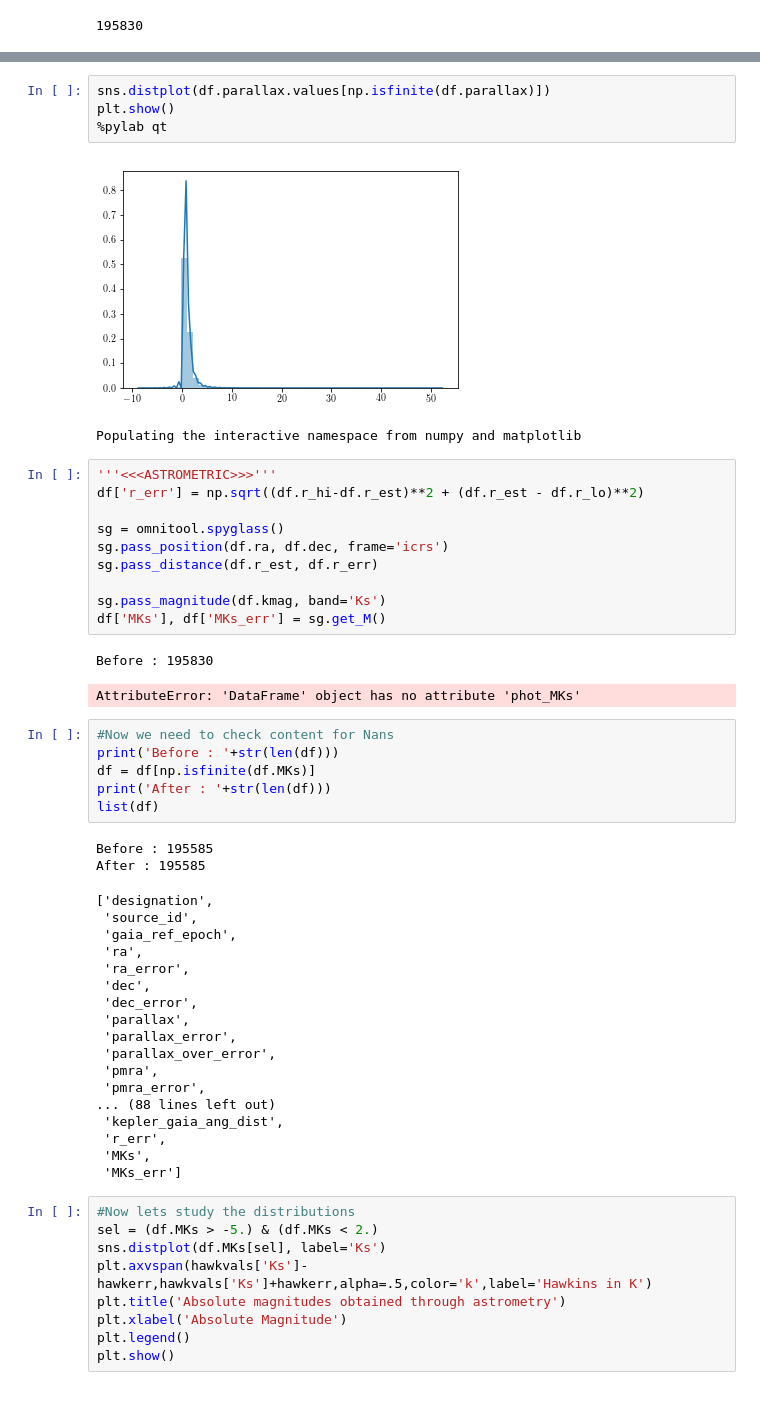
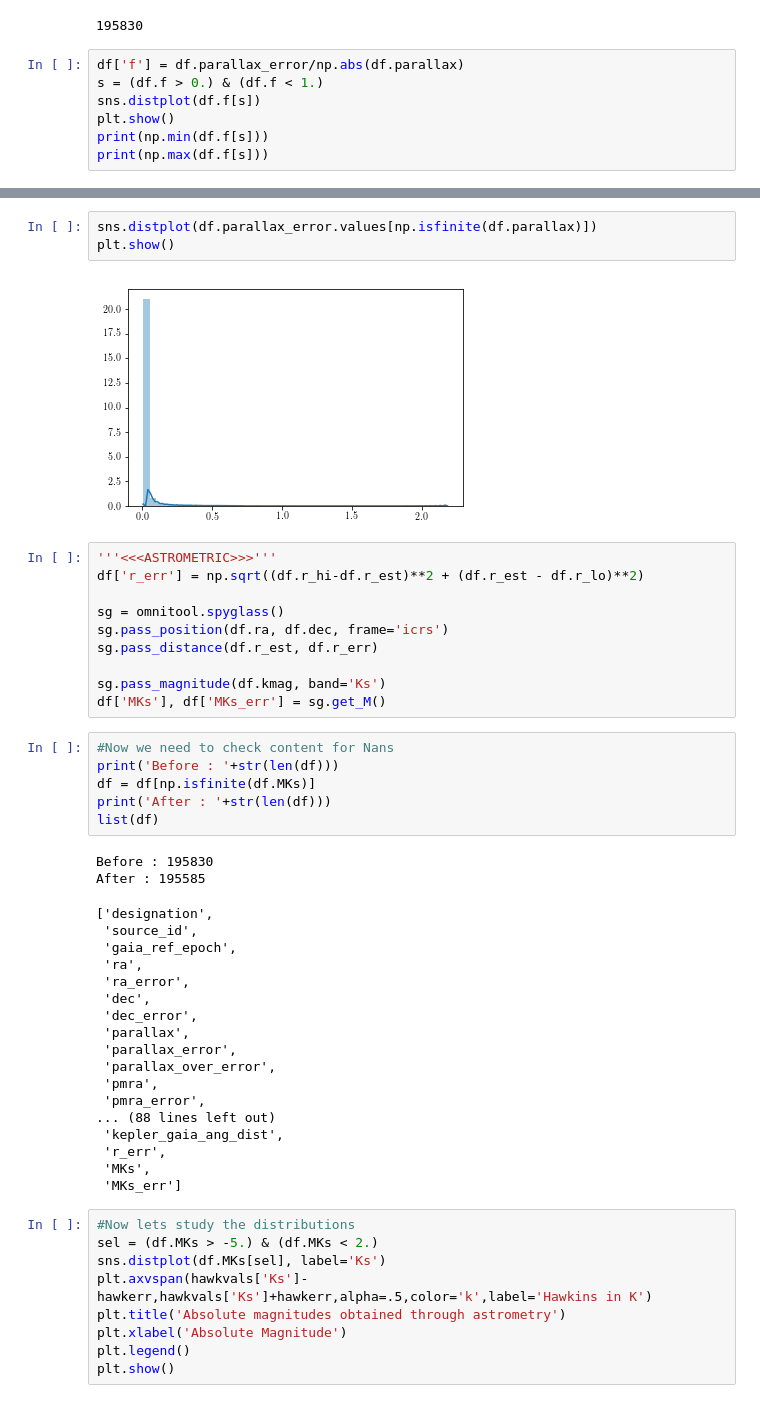
Before and after one commit to ojhall94/GAIA, a Jupyter notebook: workbench.ipynb, the cells around one changed output, grey strips where cells are left out. Saved outputs shown, nothing was run; the diff lists cells and outputs as text.

```diff
--- a/workbench.ipynb
+++ b/workbench.ipynb
@@ -31,3 +35,10 @@ df.head(2)
 print(len(df))
 # %% [output]
 195830
+# %%
+df['f'] = df.parallax_error/np.abs(df.parallax)
+s = (df.f > 0.) & (df.f < 1.)
+sns.distplot(df.f[s])
+plt.show()
+print(np.min(df.f[s]))
+print(np.max(df.f[s]))
@@ -34,10 +49,8 @@ print(len(df))
 # %%
-sns.distplot(df.parallax.values[np.isfinite(df.parallax)])
+sns.distplot(df.parallax_error.values[np.isfinite(df.parallax)])
 plt.show()
-%pylab qt
 # %% [output]
-[figure, old version]
+[figure, new version]
-Populating the interactive namespace from numpy and matplotlib
 # %%
 '''<<<ASTROMETRIC>>>'''
 df['r_err'] = np.sqrt((df.r_hi-df.r_est)**2 + (df.r_est - df.r_lo)**2)
@@ -48,9 +61,6 @@ sg.pass_distance(df.r_est, df.r_err)
 
 sg.pass_magnitude(df.kmag, band='Ks')
 df['MKs'], df['MKs_err'] = sg.get_M()
-# %% [output]
-Before : 195830
-AttributeError: 'DataFrame' object has no attribute 'phot_MKs'
 # %%
 #Now we need to check content for Nans
 print('Before : '+str(len(df)))
@@ -58,7 +68,7 @@ df = df[np.isfinite(df.MKs)]
 print('After : '+str(len(df)))
 list(df)
 # %% [output]
-Before : 195585
+Before : 195830
 After : 195585
 ['designation',
  'source_id',
```
Also changed, not shown: parts of 24 cells of this notebook, 3 other files.
